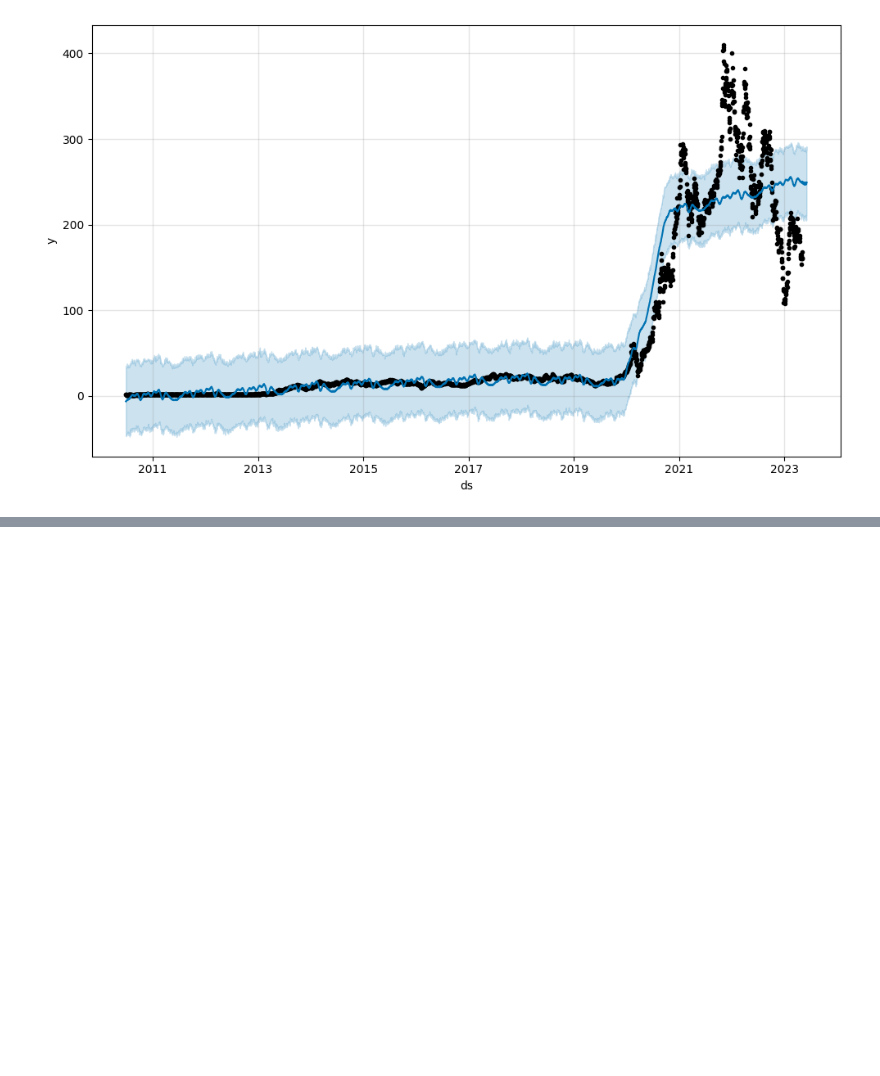
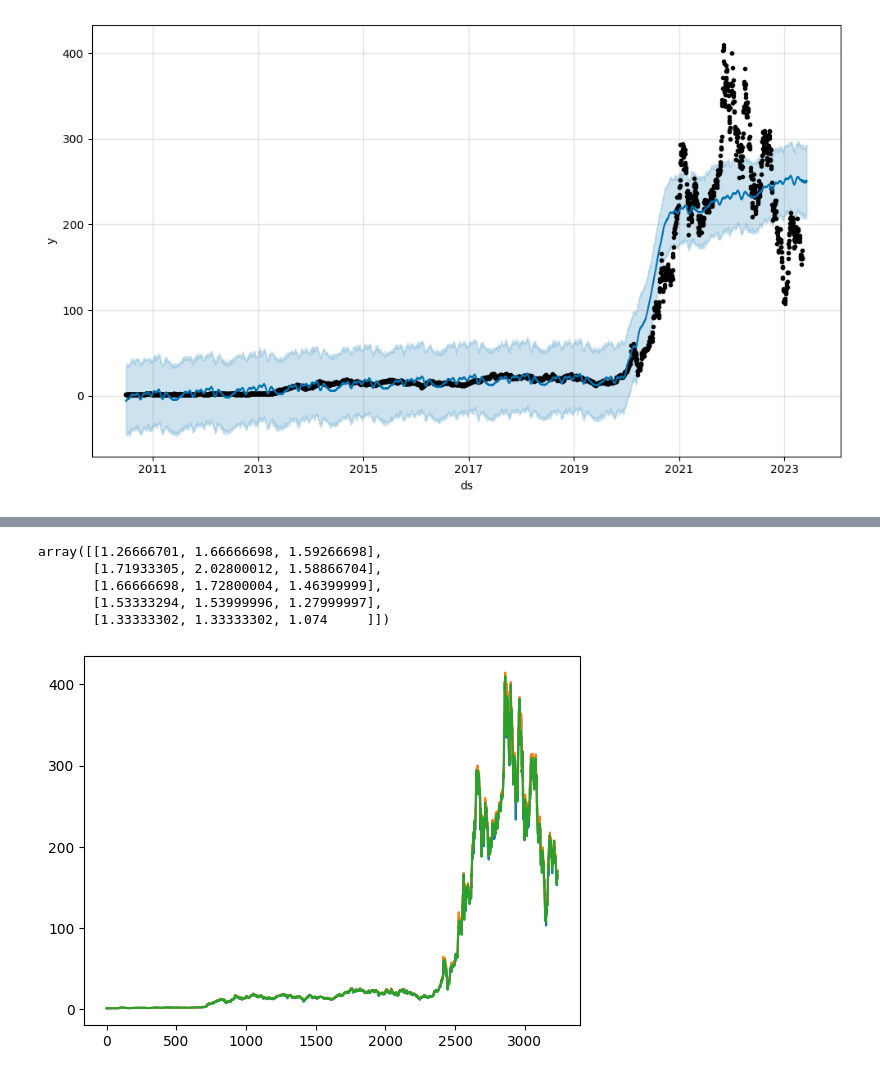
Before and after one commit to Anshuldogra001/Stock_Market_Capestone_Project, a Jupyter notebook: Stock_prediction.ipynb, the cells around one changed output, grey strips where cells are left out. Cells and saved outputs as stored; diff of their text form; code cells hidden in the pictures; blank space fills up the shorter version.

```diff
--- a/Stock_prediction.ipynb
+++ b/Stock_prediction.ipynb
@@ -278,0 +301,6 @@ files.download("forecast.csv")
+# %%
+df.set_index('Date', inplace=True)
+# %%
+
+d= df.drop(['Volume','Low', 'Dividends', 'Stock Splits'], axis=1)
+d.head()
@@ -278,0 +315,15 @@ files.download("forecast.csv")
+# %%
+dataset = d.values
+dataset = dataset.astype('float64')
+dataset[:5]
+# %% [output]
+array([[1.26666701, 1.66666698, 1.59266698],
+       [1.71933305, 2.02800012, 1.58866704],
+       [1.66666698, 1.72800004, 1.46399999],
+       [1.53333294, 1.53999996, 1.27999997],
+       [1.33333302, 1.33333302, 1.074     ]])
+# %%
+plt.plot(dataset)
+plt.show()
+# %% [output]
+[figure, added]
```
Also changed, not shown: parts of 46 cells of this notebook.
